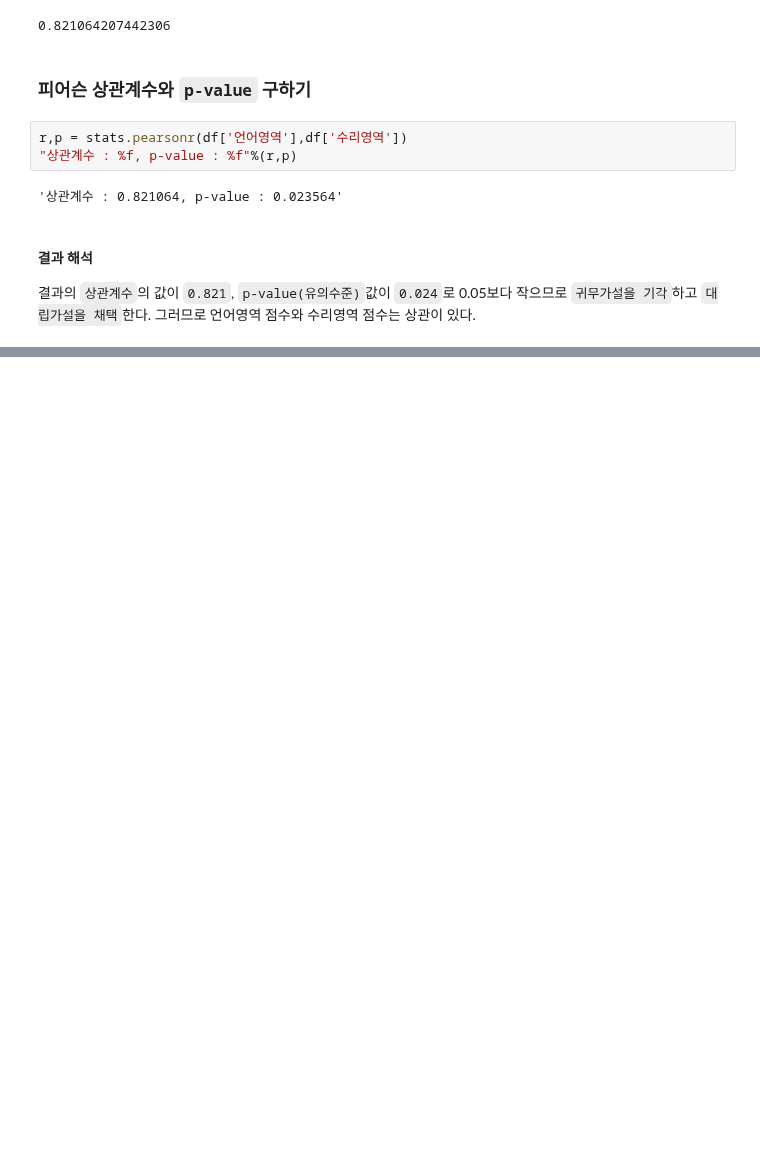
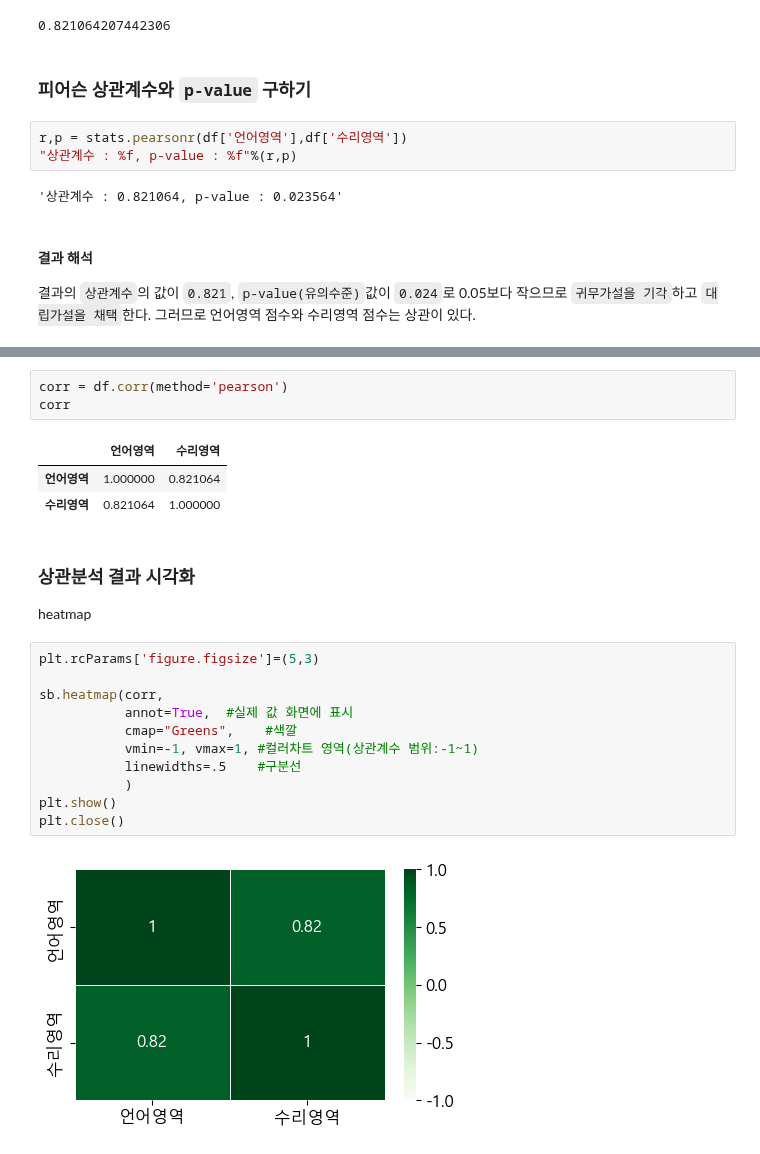
Before and after one commit to jaekim3220/jupyter, a Jupyter notebook: E. 확증적 데이터 분석(CDA)/03. 연관성 분석/02-상관분석.ipynb, the cells around one changed output, grey strips where cells are left out. Saved outputs shown, nothing was run; the diff lists cells and outputs as text; blank space fills up the shorter version.

Commit message:
상관계수 학습/실습 내용 추가

```diff
--- a/E. 확증적 데이터 분석(CDA)/03. 연관성 분석/02-상관분석.ipynb
+++ b/E. 확증적 데이터 분석(CDA)/03. 연관성 분석/02-상관분석.ipynb
@@ -82,0 +112,24 @@ r,p = stats.pearsonr(df['언어영역'],df['수리영역'])
+# %%
+corr = df.corr(method='pearson')
+corr
+# %% [output]
+|  | 언어영역 | 수리영역 |
+| 언어영역 | 1.000000 | 0.821064 |
+| 수리영역 | 0.821064 | 1.000000 |
+# %% [markdown]
+### 상관분석 결과 시각화
+
+heatmap
+# %%
+plt.rcParams['figure.figsize']=(5,3)
+
+sb.heatmap(corr,
+           annot=True,  #실제 값 화면에 표시
+           cmap="Greens",    #색깔
+           vmin=-1, vmax=1, #컬러차트 영역(상관계수 범위:-1~1)
+           linewidths=.5    #구분선
+           )
+plt.show()
+plt.close()
+# %% [output]
+[figure, added]
```
Also changed, not shown: parts of 21 cells of this notebook, 3 other files.
